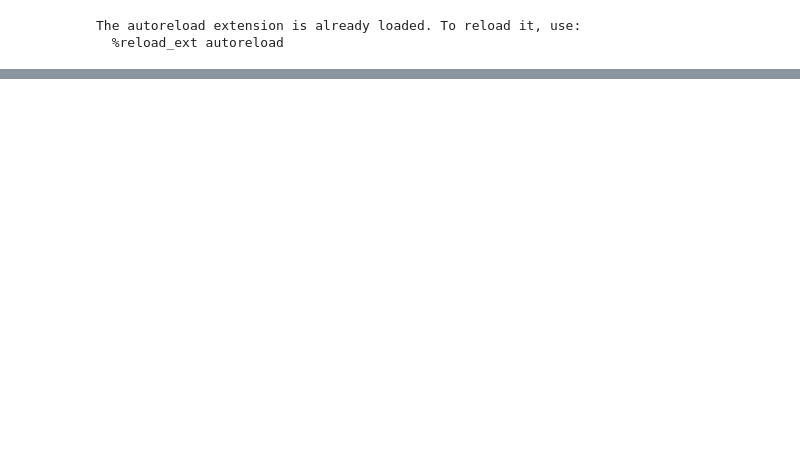
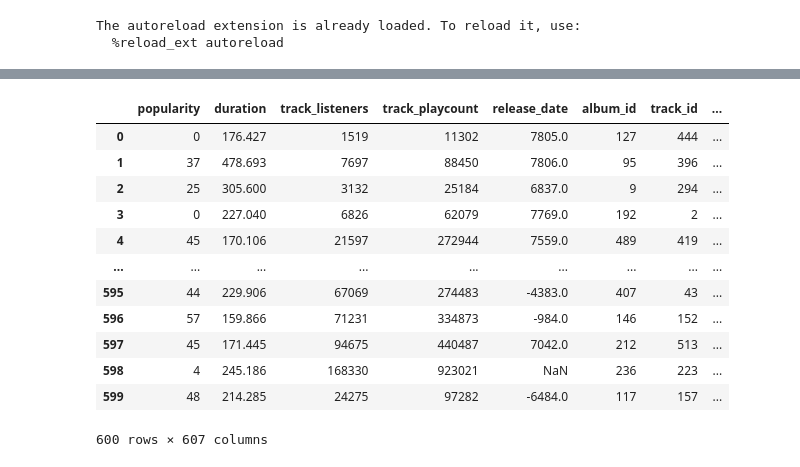
Before and after one commit to killian-bchr/data_science_projects, a Jupyter notebook: spotify_project/spotify_project.ipynb, the cells around one changed output, grey strips where cells are left out. Cells and saved outputs as stored; diff of their text form; code cells hidden in the pictures; blank space fills up the shorter version.

```diff
--- a/spotify_project/spotify_project.ipynb
+++ b/spotify_project/spotify_project.ipynb
@@ -31,0 +83,17 @@ The autoreload extension is already loaded. To reload it, use:
+# %%
+dataset_vect = spotify.vectorize_recent_tracks(dataset, n_components=150, played_date=False)
+dataset_vect
+# %% [output]
+|  | popularity | duration | track_listeners | track_playcount | release_date | album_id | track_id | ... |
+| 0 | 0 | 176.427 | 1519 | 11302 | 7805.0 | 127 | 444 | ... |
+| 1 | 37 | 478.693 | 7697 | 88450 | 7806.0 | 95 | 396 | ... |
+| 2 | 25 | 305.600 | 3132 | 25184 | 6837.0 | 9 | 294 | ... |
+| 3 | 0 | 227.040 | 6826 | 62079 | 7769.0 | 192 | 2 | ... |
+| 4 | 45 | 170.106 | 21597 | 272944 | 7559.0 | 489 | 419 | ... |
+| ... | ... | ... | ... | ... | ... | ... | ... | ... |
+| 595 | 44 | 229.906 | 67069 | 274483 | -4383.0 | 407 | 43 | ... |
+| 596 | 57 | 159.866 | 71231 | 334873 | -984.0 | 146 | 152 | ... |
+| 597 | 45 | 171.445 | 94675 | 440487 | 7042.0 | 212 | 513 | ... |
+| 598 | 4 | 245.186 | 168330 | 923021 | NaN | 236 | 223 | ... |
+| 599 | 48 | 214.285 | 24275 | 97282 | -6484.0 | 117 | 157 | ... |
+600 rows × 607 columns
```
Also changed, not shown: parts of 16 cells of this notebook, 5 other files.
